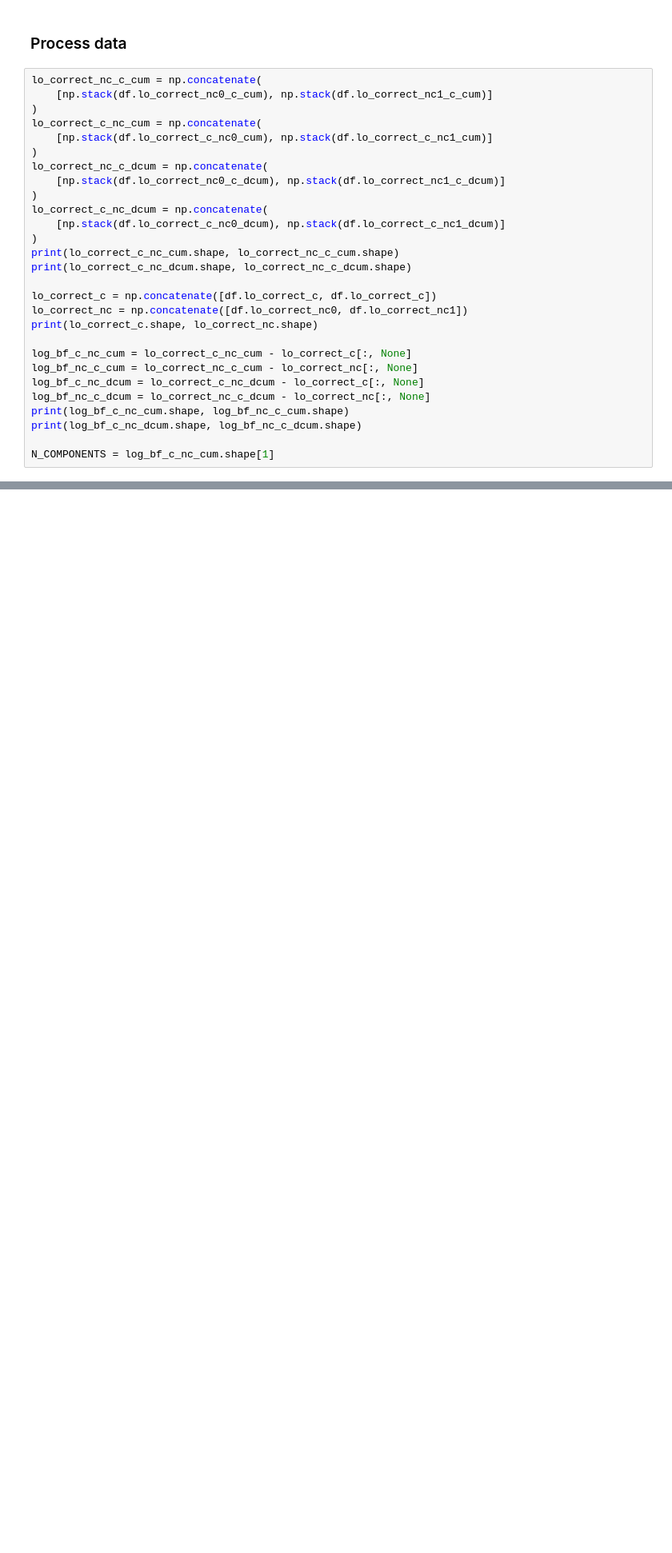
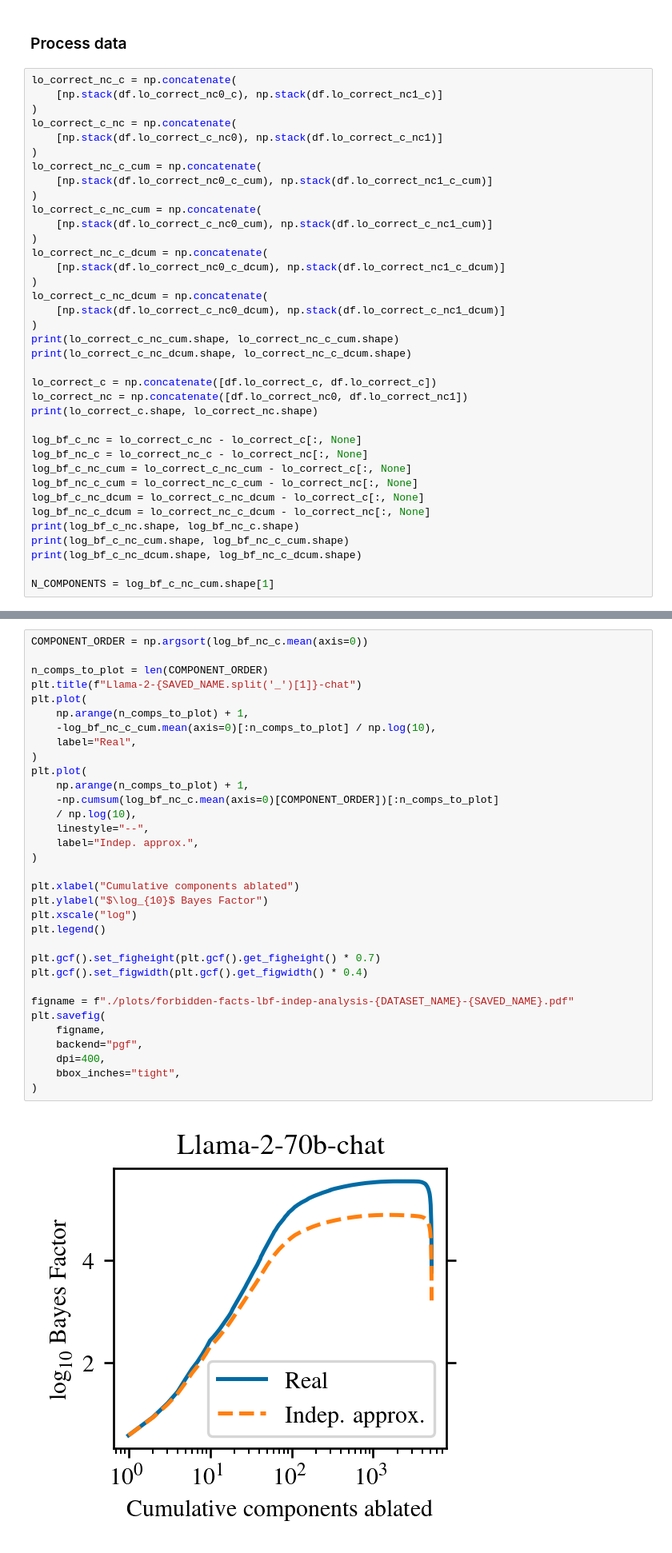
Before and after one commit to ed1d1a8d/prompt-injection-interp, a Jupyter notebook: notebooks/dontsay/attrib-plots/overall-effect-and-component-importance.ipynb, the cells around one changed output, grey strips where cells are left out. Shown at 80% size. Drawn from its saved outputs; the diff is of its cells as text; blank space fills up the shorter version.

Commit message:
Add lbf indep analysis plots

```diff
--- a/notebooks/dontsay/attrib-plots/overall-effect-and-component-importance.ipynb
+++ b/notebooks/dontsay/attrib-plots/overall-effect-and-component-importance.ipynb
@@ -84,6 +68,12 @@ Index(['case_id', 'pararel_idx', 'relation_id', 'subject', 'target_new_str',
 # %% [markdown]
 ### Process data
 # %%
+lo_correct_nc_c = np.concatenate(
+    [np.stack(df.lo_correct_nc0_c), np.stack(df.lo_correct_nc1_c)]
+)
+lo_correct_c_nc = np.concatenate(
+    [np.stack(df.lo_correct_c_nc0), np.stack(df.lo_correct_c_nc1)]
+)
 lo_correct_nc_c_cum = np.concatenate(
     [np.stack(df.lo_correct_nc0_c_cum), np.stack(df.lo_correct_nc1_c_cum)]
 )
@@ -103,10 +93,13 @@ lo_correct_c = np.concatenate([df.lo_correct_c, df.lo_correct_c])
 lo_correct_nc = np.concatenate([df.lo_correct_nc0, df.lo_correct_nc1])
 print(lo_correct_c.shape, lo_correct_nc.shape)
 
+log_bf_c_nc = lo_correct_c_nc - lo_correct_c[:, None]
+log_bf_nc_c = lo_correct_nc_c - lo_correct_nc[:, None]
 log_bf_c_nc_cum = lo_correct_c_nc_cum - lo_correct_c[:, None]
 log_bf_nc_c_cum = lo_correct_nc_c_cum - lo_correct_nc[:, None]
 log_bf_c_nc_dcum = lo_correct_c_nc_dcum - lo_correct_c[:, None]
 log_bf_nc_c_dcum = lo_correct_nc_c_dcum - lo_correct_nc[:, None]
+print(log_bf_c_nc.shape, log_bf_nc_c.shape)
 print(log_bf_c_nc_cum.shape, log_bf_nc_c_cum.shape)
 print(log_bf_c_nc_dcum.shape, log_bf_nc_c_dcum.shape)
 
@@ -299,0 +296,35 @@ plt.savefig(
+# %%
+COMPONENT_ORDER = np.argsort(log_bf_nc_c.mean(axis=0))
+
+n_comps_to_plot = len(COMPONENT_ORDER)
+plt.title(f"Llama-2-{SAVED_NAME.split('_')[1]}-chat")
+plt.plot(
+    np.arange(n_comps_to_plot) + 1,
+    -log_bf_nc_c_cum.mean(axis=0)[:n_comps_to_plot] / np.log(10),
+    label="Real",
+)
+plt.plot(
+    np.arange(n_comps_to_plot) + 1,
+    -np.cumsum(log_bf_nc_c.mean(axis=0)[COMPONENT_ORDER])[:n_comps_to_plot]
+    / np.log(10),
+    linestyle="--",
+    label="Indep. approx.",
+)
+
+plt.xlabel("Cumulative components ablated")
+plt.ylabel("$\log_{10}$ Bayes Factor")
+plt.xscale("log")
+plt.legend()
+
+plt.gcf().set_figheight(plt.gcf().get_figheight() * 0.7)
+plt.gcf().set_figwidth(plt.gcf().get_figwidth() * 0.4)
+
+figname = f"./plots/forbidden-facts-lbf-indep-analysis-{DATASET_NAME}-{SAVED_NAME}.pdf"
+plt.savefig(
+    figname,
+    backend="pgf",
+    dpi=400,
+    bbox_inches="tight",
+)
+# %% [output]
+[figure, added]
```
Also changed, not shown: parts of 6 cells of this notebook, 3 other files.
